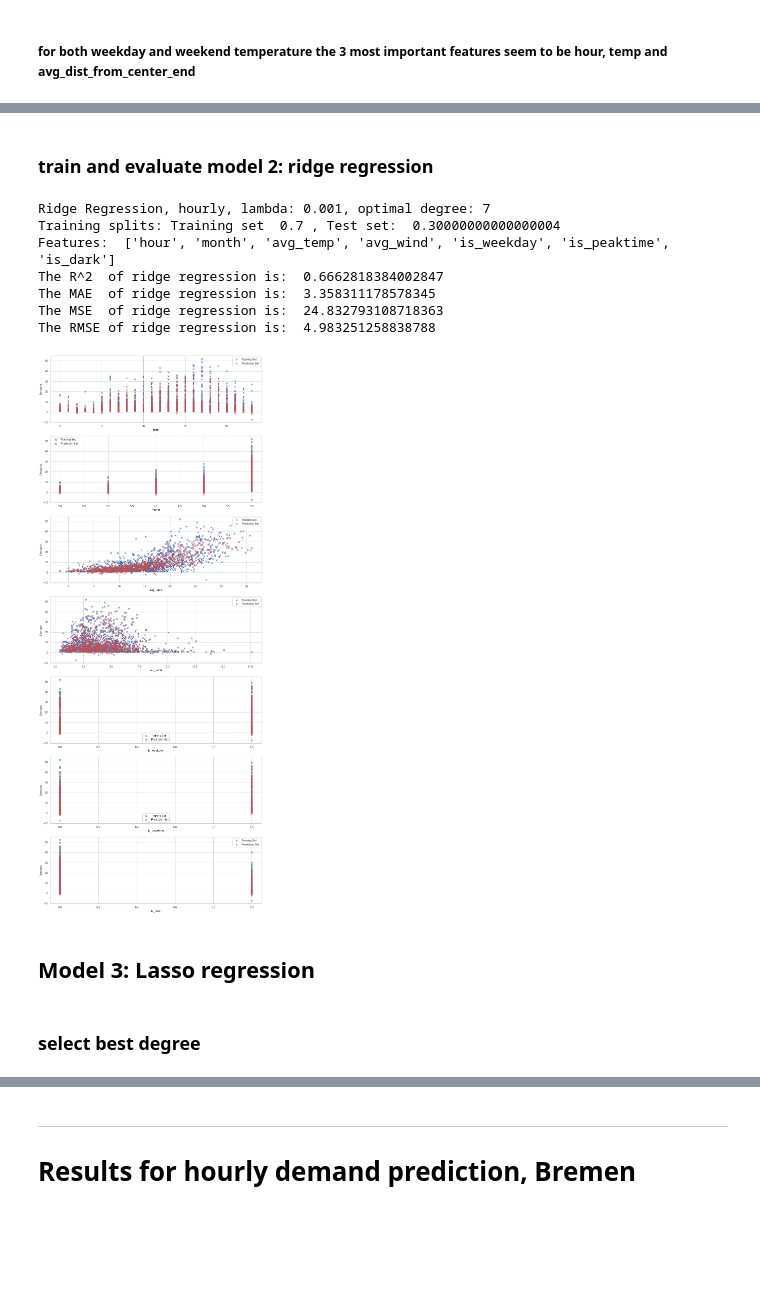
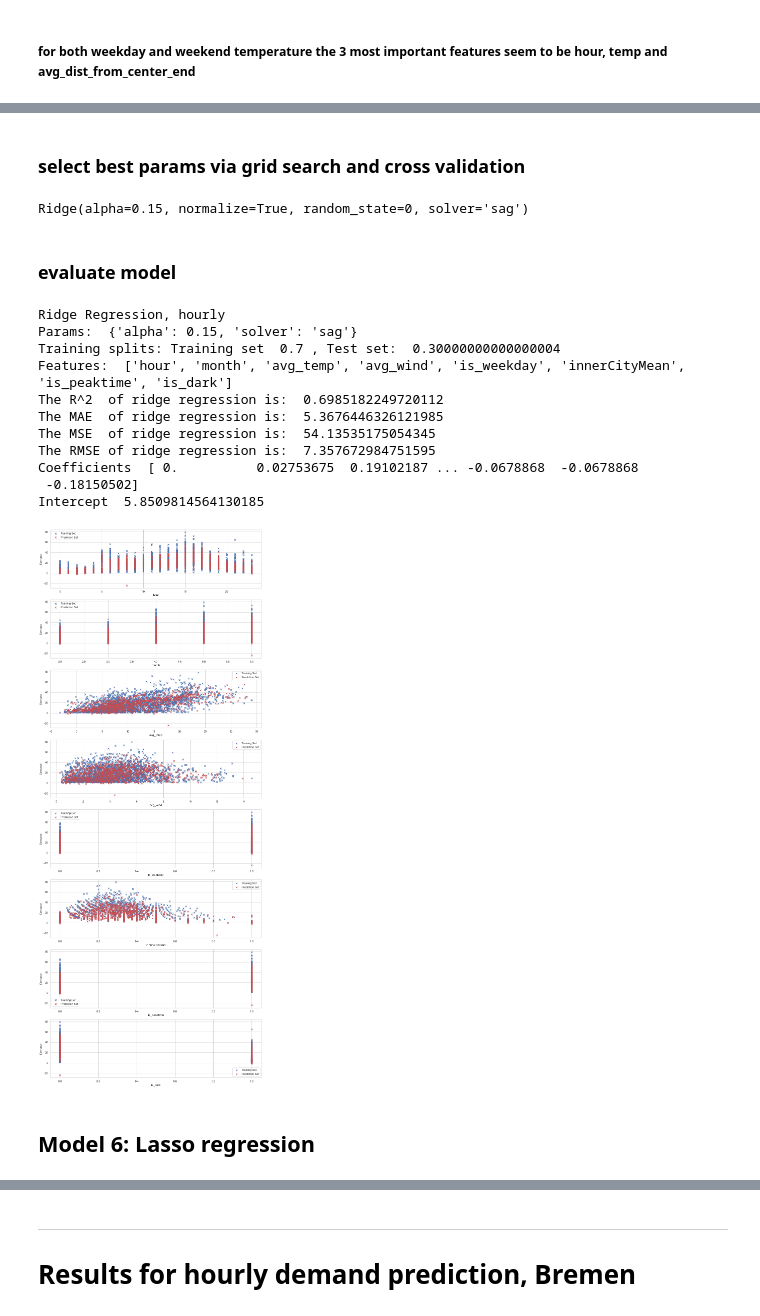
Before and after one commit to Polifka/eagle_gang, a Jupyter notebook: Prediction_andreas.ipynb, the cells around one changed output, grey strips where cells are left out. Drawn from its saved outputs; the diff is of its cells as text; code cells hidden in the pictures; blank space fills up the shorter version.

```diff
--- a/Prediction_andreas.ipynb
+++ b/Prediction_andreas.ipynb
@@ -563,8 +552,2 @@ y_full = br["trips_per_time"]
-# %%
-# SELECT FEATURES HERE
-features = ["hour", "month", "avg_temp","avg_wind","is_weekday", "is_peaktime", "is_dark"]
-# features = ["month", "day", "hour", "avg_temp", "avg_wind", "avg_rain", "avg_distance", "is_weekday", "is_peaktime", "is_dark", "is_rainy", "is_windy"]
-X_full = du[features]
-y_full = du["trips_per_time"]
 # %% [markdown]
 ***
@@ -579,3 +580,3 @@ from sklearn.preprocessing import StandardScaler
 # %%
-SPLIT_TRAIN = 0.95
+SPLIT_TRAIN = 0.7
 X_train, X_test, y_train, y_test = train_test_split(X_full, y_full, random_state=0, train_size=SPLIT_TRAIN)
@@ -879,2 +785,16 @@ model_L2_degree = best_degree_L2
+# %% [markdown]
+### select best params via grid search and cross validation
+# %%
+ridge = Ridge()
+params_Ridge = {'alpha': [1,0.2, 0.15, 0.13, 0.11, 0.1,0.01,0.001,0.0001,0], "solver": ['svd', 'cholesky', 'lsqr', 'sparse_cg', 'sag', 'saga']}
+Ridge_GS = GridSearchCV(ridge, param_grid=params_Ridge, n_jobs=-1, cv=5)
+Ridge_GS.fit(X_train,y_train)
+
+poly3 = PolynomialFeatures(degree = 7)
+x_poly3 = poly3.fit_transform(np.array(X_train).reshape(y_train.shape[0],-1))
+Ridgeregression = Ridge(random_state=0, normalize=True, **Ridge_GS.best_params_)
+Ridgeregression.fit(x_poly3,y_train)
+# %% [output]
+Ridge(alpha=0.15, normalize=True, random_state=0, solver='sag')
 # %% [markdown]
-### train and evaluate model 2: ridge regression
+### evaluate model
@@ -899,40 +801,37 @@ model_L2_degree = best_degree_L2
 # %%
-# generate and transform polynomial features
-poly2 = PolynomialFeatures(degree = model_L2_degree)
-x_poly2 = poly2.fit_transform(np.array(X_train).reshape(y_train.shape[0],-1))
-
-# fit model on training data
-model_L2 = Ridge(alpha = alpha_L2, normalize=True, solver = 'lsqr')
-model_L2.fit(x_poly2, y_train)
-
 # prediction on test data
-y_pred2 = model_L2.predict(poly2.fit_transform(np.array(X_test).reshape(y_test.shape[0],-1)))
+y_pred_ridge = Ridgeregression.predict(poly3.fit_transform(np.array(X_test).reshape(y_test.shape[0],-1)))
 
 # evaluate
-r2_2 = r2_score(y_test, y_pred2)
-MAE_2 =  mean_absolute_error(y_test, y_pred2)
-MSE_2 = mean_squared_error(y_test, y_pred2, squared = True)
-RMSE_2 = mean_squared_error(y_test, y_pred2, squared = False)
+r2_ridge = r2_score(y_test, y_pred_ridge)
+MAE_ridge =  mean_absolute_error(y_test, y_pred_ridge)
+MSE_ridge = mean_squared_error(y_test, y_pred_ridge, squared = True)
+RMSE_ridge = mean_squared_error(y_test, y_pred_ridge, squared = False)
 
-print (f'Ridge Regression, {TIME_FRAME}ly, lambda: {alpha_L2}, optimal degree: {model_L2_degree}')
+print (f'Ridge Regression, {TIME_FRAME}ly')
+print('Params: ', Ridge_GS.best_params_)
 print ("Training splits: Training set ", SPLIT_TRAIN, ", Test set: ",1-SPLIT_TRAIN)
 print ("Features: ", features)
-print ('The R^2  of ridge regression is: ', r2_2)
-print ('The MAE  of ridge regression is: ', MAE_2)
-print ('The MSE  of ridge regression is: ', MSE_2)
-print ('The RMSE of ridge regression is: ', RMSE_2)
-#print("Coefficients ", model.coef_, "\nIntercept ", model.intercept_ )
-plot_results(y_pred2)
+print ('The R^2  of ridge regression is: ', r2_ridge)
+print ('The MAE  of ridge regression is: ', MAE_ridge)
+print ('The MSE  of ridge regression is: ', MSE_ridge)
+print ('The RMSE of ridge regression is: ', RMSE_ridge)
+print("Coefficients ", Ridgeregression.coef_, "\nIntercept ", Ridgeregression.intercept_ )
+plot_results(y_pred_ridge)
 # %% [output]
-Ridge Regression, hourly, lambda: 0.001, optimal degree: 7
+Ridge Regression, hourly
+Params:  {'alpha': 0.15, 'solver': 'sag'}
 Training splits: Training set  0.7 , Test set:  0.30000000000000004
-Features:  ['hour', 'month', 'avg_temp', 'avg_wind', 'is_weekday', 'is_peaktime', 'is_dark']
-The R^2  of ridge regression is:  0.6662818384002847
-The MAE  of ridge regression is:  3.358311178578345
-The MSE  of ridge regression is:  24.832793108718363
-The RMSE of ridge regression is:  4.983251258838788
+Features:  ['hour', 'month', 'avg_temp', 'avg_wind', 'is_weekday', 'innerCityMean', 'is_peaktime', 'is_dark']
+The R^2  of ridge regression is:  0.6985182249720112
+The MAE  of ridge regression is:  5.3676446326121985
+The MSE  of ridge regression is:  54.13535175054345
+The RMSE of ridge regression is:  7.357672984751595
+Coefficients  [ 0.          0.02753675  0.19102187 ... -0.0678868  -0.0678868
+ -0.18150502]
+Intercept  5.8509814564130185
-[figure, old version]
+[figure, new version]
 # %% [markdown]
-## Model 3: Lasso regression
+## Model 6: Lasso regression
 # %%
 from sklearn.linear_model import Lasso
@@ -942,2 +837,0 @@ warnings.filterwarnings("ignore", category=ConvergenceWarning)
-# %% [markdown]
-### select best degree
```
Also changed, not shown: parts of 59 cells of this notebook.
